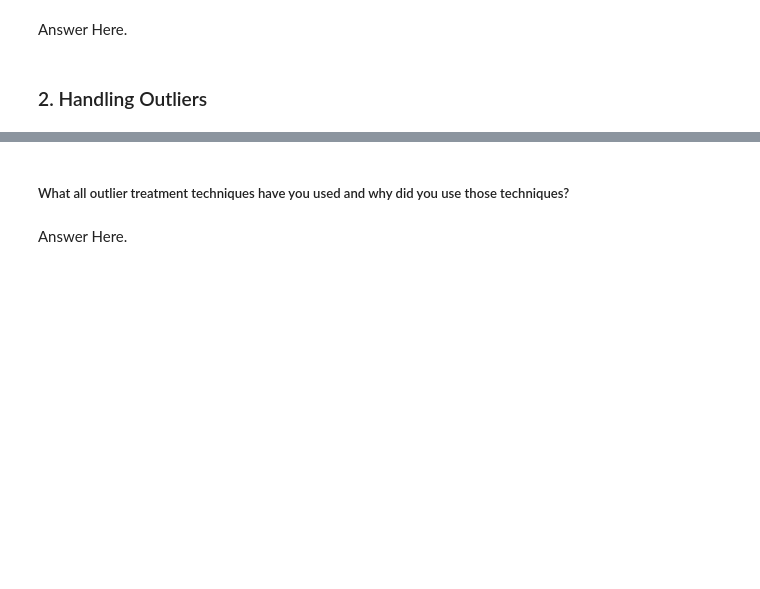
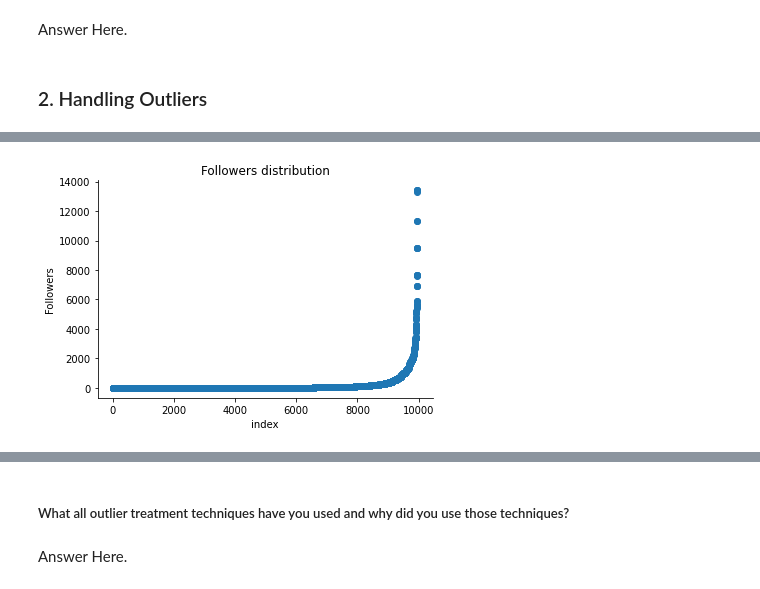
Before and after one commit to Asif-Ansari-bbl/Zomato-Resturent-Clustering-and-Sentiment-Analysis, a Jupyter notebook: Zomato_resturent_Clustering_and_Sentiment_Analysis.ipynb, the cells around one changed output, grey strips where cells are left out. Cells and saved outputs as stored; diff of their text form; code cells hidden in the pictures; blank space fills up the shorter version.

```diff
--- a/Zomato_resturent_Clustering_and_Sentiment_Analysis.ipynb
+++ b/Zomato_resturent_Clustering_and_Sentiment_Analysis.ipynb
@@ -1246,0 +1288,9 @@ Answer Here.
+# %%
+#plot for reviewer follower
+plt.scatter(range(merge_df.shape[0]), np.sort(merge_df['Followers'].values))
+plt.xlabel('index')
+plt.ylabel('Followers')
+plt.title("Followers distribution")
+sns.despine()
+# %% [output]
+[figure, added]
```
Also changed, not shown: parts of 25 cells of this notebook.
